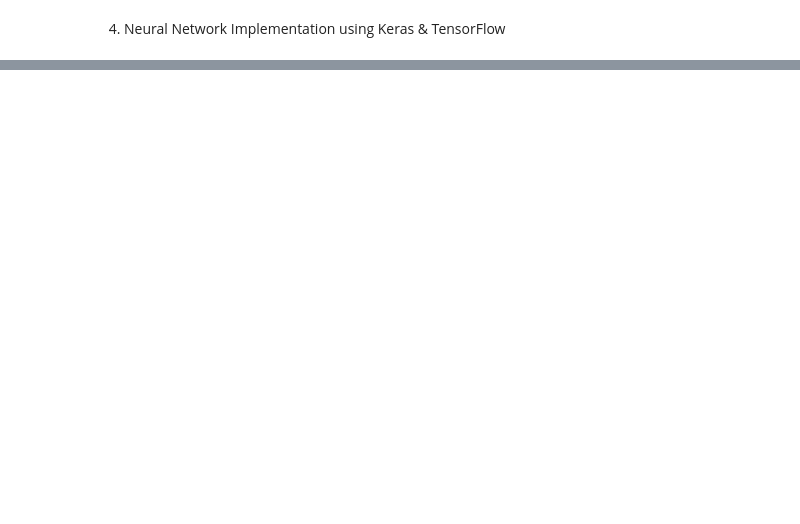
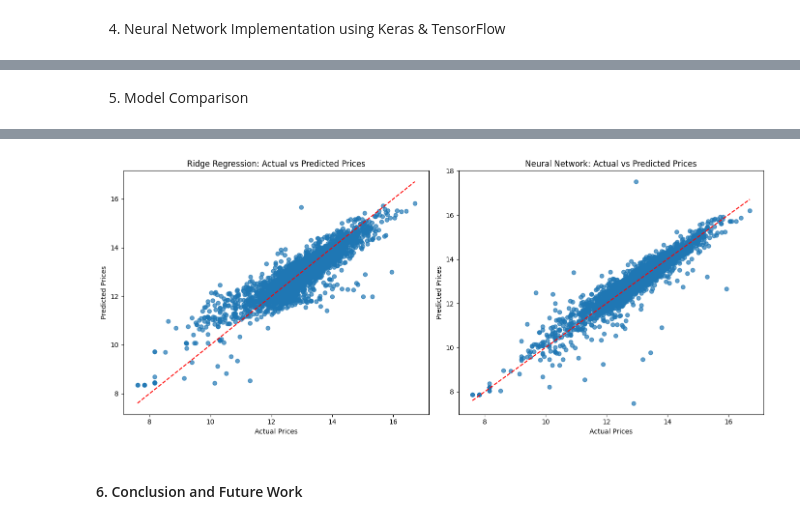
Before and after one commit to banjavi/az-real-estate, a Jupyter notebook: real_estate.ipynb, the cells around one changed output, grey strips where cells are left out. Saved outputs shown, nothing was run; the diff lists cells and outputs as text; code cells hidden in the pictures; blank space fills up the shorter version.

Commit message:
model comparison with MAE visuals

```diff
--- a/real_estate.ipynb
+++ b/real_estate.ipynb
@@ -185,0 +191,66 @@ print(f"test MAE for Neural Network: {test_mae}")
+# %% [markdown]
+5. Model Comparison
+# %%
+# Performance Metrics
+#--------------------------
+
+# Linear Regression Metrics
+print("Linear Regression Metrics:")
+print(f"Validation MAE: {mae_val:.2f}")
+print(f"Validation MSE: {mse_val:.2f}")
+print(f"Test MAE: {mae_test:.2f}")
+print(f"Test MSE: {mse_test:.2f}")
+print("\n")
+
+# Neural Network Metrics
+print("Neural Network Metrics:")
+print(f"Validation MAE: {val_mae:.2f}")
+print(f"Validation MSE: {val_loss:.2f}")
+print(f"Test MAE: {test_mae:.2f}")
+print(f"Test MSE: {test_loss:.2f}")
+print("\n")
+
+# Interpretability
+#--------------------------
+# Ridge Regression (Linear model) offers clear interpretability as you can directly see the effect of each feature on the output.
+# Neural Networks, being a black-box model, doesn't offer the same level of interpretability. It's harder to understand how each feature affects the output.
+
+# Training Time
+#--------------------------
+# time the training for both models
+start_time = time.time()
+ridge.fit(X_train, y_train)
+ridge_time = time.time() - start_time
+
+start_time = time.time()
+history = model.fit(X_train, y_train, epochs=50, batch_size=32, validation_data=(X_val, y_val), verbose=0)
+nn_time = time.time() - start_time
+
+print(f"Training time for Ridge Regression: {ridge_time:.2f} seconds")
+print(f"Training time for Neural Network: {nn_time:.2f} seconds")
+print("\n")
+
+# Predictions Visualization
+#--------------------------
+plt.figure(figsize=(14, 6))
+
+# Ridge Regression
+plt.subplot(1, 2, 1)
+plt.scatter(y_val, y_pred_val, alpha=0.7)
+plt.plot([min(y_val), max(y_val)], [min(y_val), max(y_val)], color='red', linestyle='--')
+plt.xlabel('Actual Prices')
+plt.ylabel('Predicted Prices')
+plt.title('Ridge Regression: Actual vs Predicted Prices')
+
+# Neural Network
+y_pred_nn_val = model.predict(X_val).flatten()
+plt.subplot(1, 2, 2)
+plt.scatter(y_val, y_pred_nn_val, alpha=0.7)
+plt.plot([min(y_val), max(y_val)], [min(y_val), max(y_val)], color='red', linestyle='--')
+plt.xlabel('Actual Prices')
+plt.ylabel('Predicted Prices')
+plt.title('Neural Network: Actual vs Predicted Prices')
+
+plt.tight_layout()
+plt.show()
+# %% [output]
@@ -185,0 +276,3 @@ print(f"test MAE for Neural Network: {test_mae}")
+[figure, added]
+# %% [markdown]
+#### 6. Conclusion and Future Work
```
Also changed, not shown: parts of 6 cells of this notebook.
